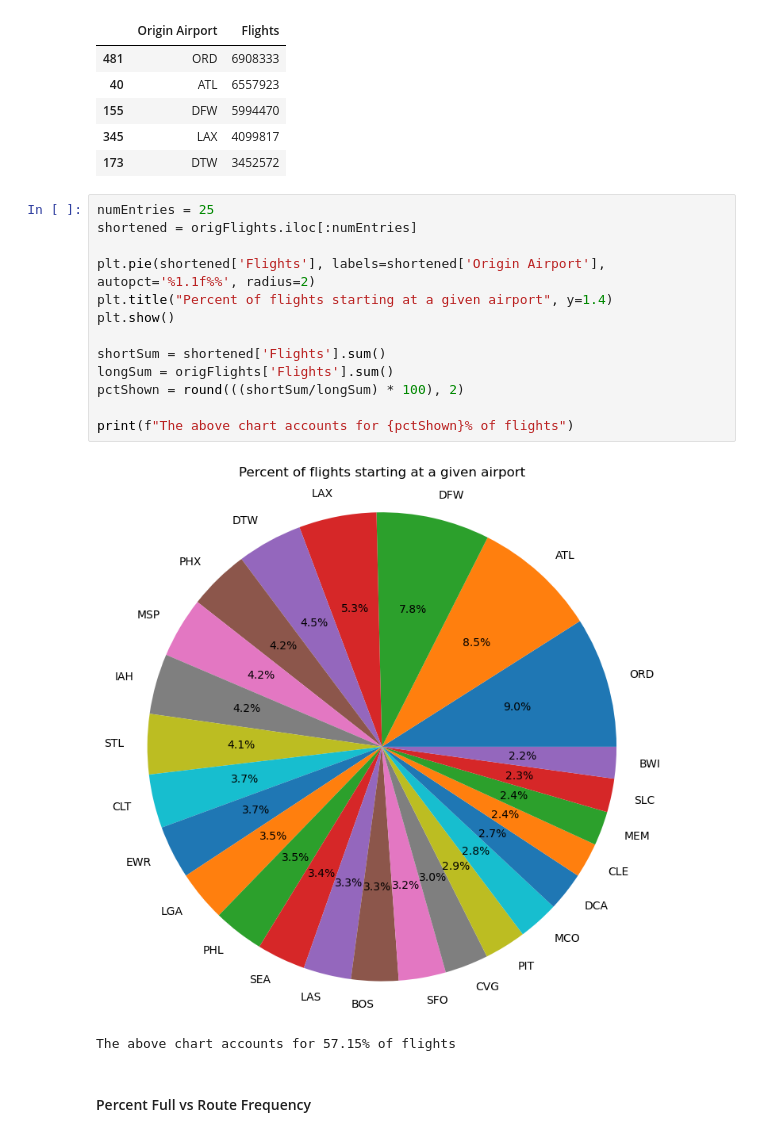
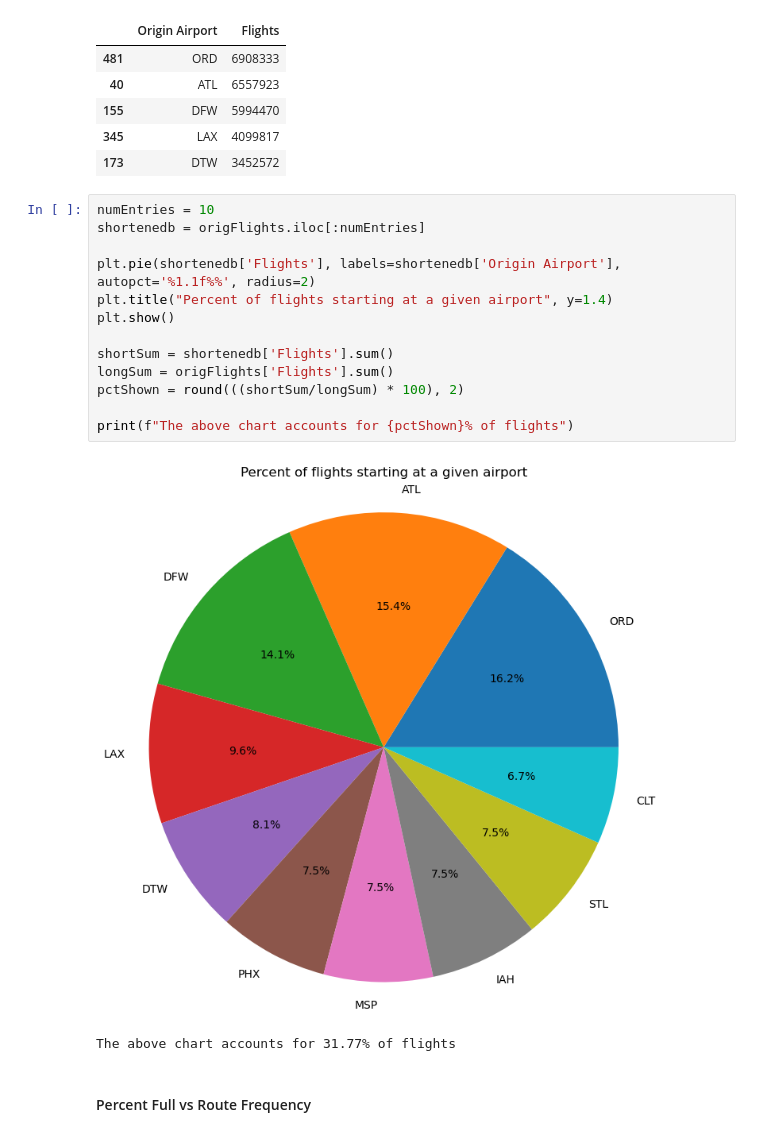
Before and after one commit to gigodata/08-EV-charging, a Jupyter notebook: Chart Generation.ipynb, the cells around one changed output. Drawn from its saved outputs; the diff is of its cells as text.

```diff
--- a/Chart Generation.ipynb
+++ b/Chart Generation.ipynb
@@ -79,21 +83,21 @@ origFlights.head()
 | 345 | LAX | 4099817 |
 | 173 | DTW | 3452572 |
 # %%
-numEntries = 25
-shortened = origFlights.iloc[:numEntries]
+numEntries = 10
+shortenedb = origFlights.iloc[:numEntries]
 
-plt.pie(shortened['Flights'], labels=shortened['Origin Airport'], autopct='%1.1f%%', radius=2)
+plt.pie(shortenedb['Flights'], labels=shortenedb['Origin Airport'], autopct='%1.1f%%', radius=2)
 plt.title("Percent of flights starting at a given airport", y=1.4)
 plt.show()
 
-shortSum = shortened['Flights'].sum()
+shortSum = shortenedb['Flights'].sum()
 longSum = origFlights['Flights'].sum()
 pctShown = round(((shortSum/longSum) * 100), 2)
 
 print(f"The above chart accounts for {pctShown}% of flights")
 # %% [output]
-[figure, old version]
+[figure, new version]
-The above chart accounts for 57.15% of flights
+The above chart accounts for 31.77% of flights
 # %% [markdown]
 #### Percent Full vs Route Frequency
 # %%
```
Also changed, not shown: parts of 12 cells of this notebook.
